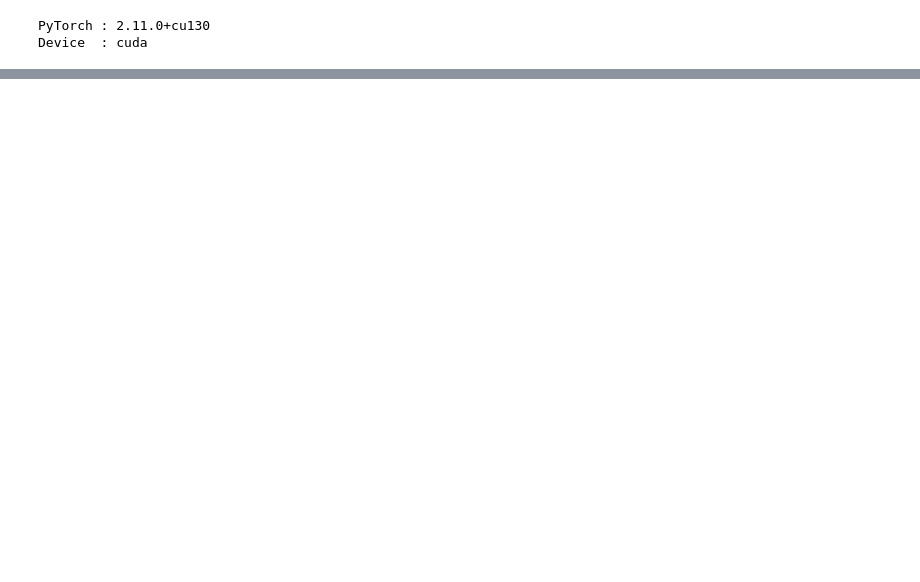
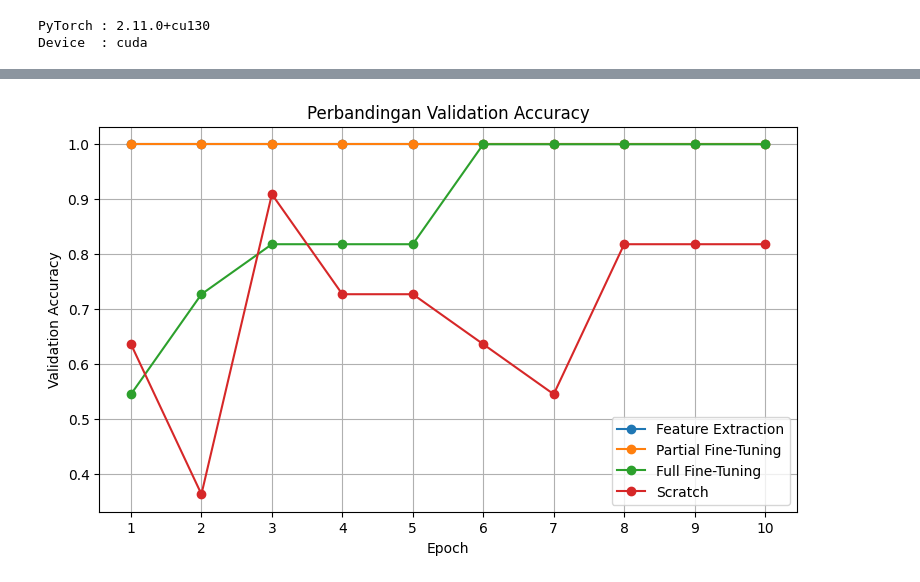
Before and after one commit to natasyahratu/Computer-Vision-and-Deep-Learning, a Jupyter notebook: Car_Motorcycle_ResNet50.ipynb, the cells around one changed output, grey strips where cells are left out. Saved outputs shown, nothing was run; the diff lists cells and outputs as text; code cells hidden in the pictures; blank space fills up the shorter version.

```diff
--- a/Car_Motorcycle_ResNet50.ipynb
+++ b/Car_Motorcycle_ResNet50.ipynb
@@ -255 +526,43 @@ full
+# %%
+epochs = range(1, 11)
+
+plt.figure(figsize=(9, 5))
+
+plt.plot(
+    epochs,
+    hasil_mode1["val_acc"],
+    marker="o",
+    label="Feature Extraction"
+)
+
+plt.plot(
+    epochs,
+    hasil_mode2["val_acc"],
+    marker="o",
+    label="Partial Fine-Tuning"
+)
+
+plt.plot(
+    epochs,
+    hasil_mode3["val_acc"],
+    marker="o",
+    label="Full Fine-Tuning"
+)
+
+plt.plot(
+    epochs,
+    hasil_mode4["val_acc"],
+    marker="o",
+    label="Scratch"
+)
+
+plt.xlabel("Epoch")
+plt.ylabel("Validation Accuracy")
+plt.title("Perbandingan Validation Accuracy")
+plt.xticks(epochs)
+plt.legend()
+plt.grid()
+plt.show()
+# %% [output]
+[figure, added]
 # %%
```
Also changed, not shown: parts of 17 cells of this notebook.
